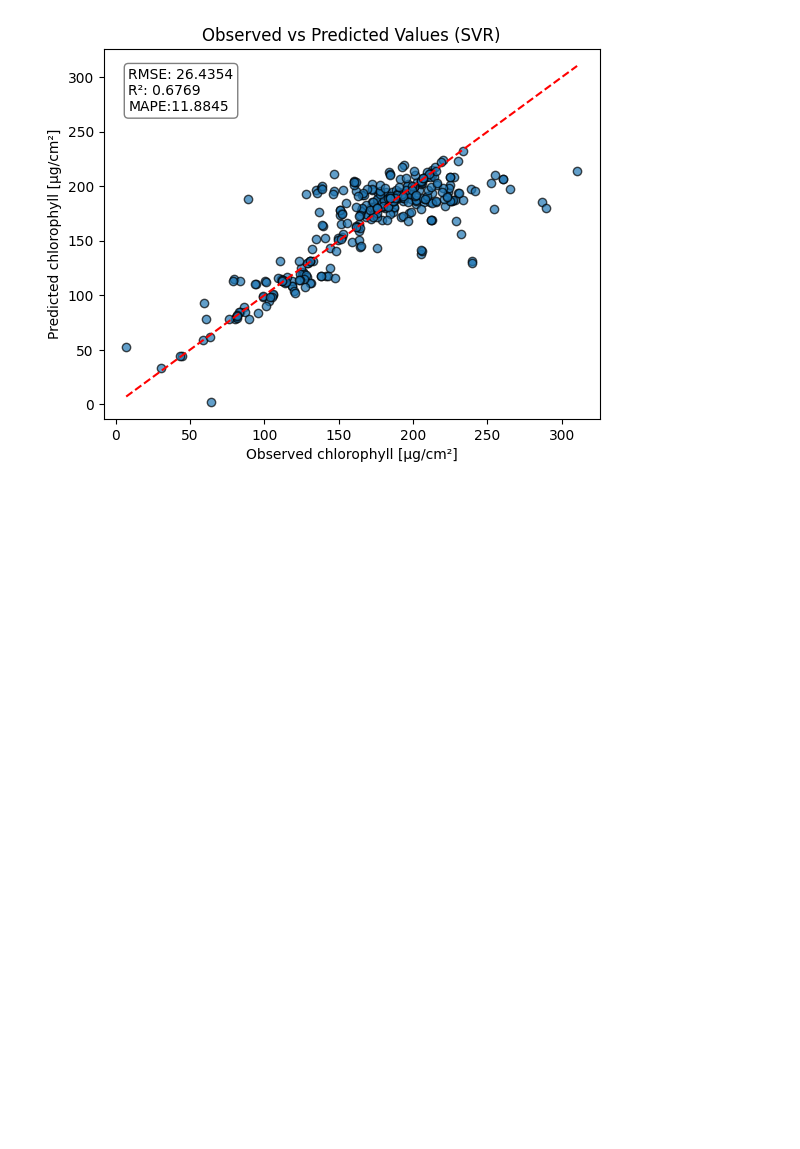
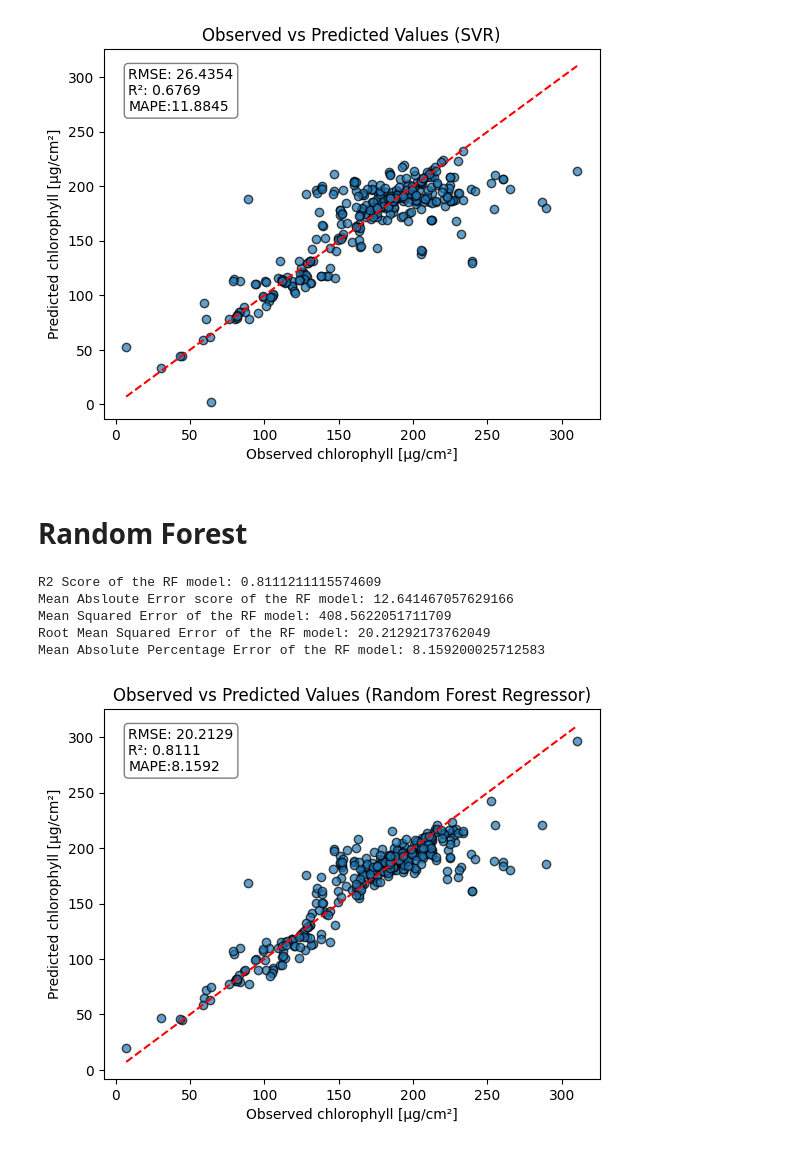
Before and after one commit to haricharnbytes/Chlorophyll_prediction, a Jupyter notebook: chlorophyll.ipynb, the cells around one changed output. Cells and saved outputs as stored; diff of their text form; code cells hidden in the pictures; blank space fills up the shorter version.

Commit message:
added Random Forest

```diff
--- a/chlorophyll.ipynb
+++ b/chlorophyll.ipynb
@@ -300,3 +301,10 @@ Mean Squared Error: 698.8297908642222
 Root Mean Squared Error: 26.435388986436767
 R² score: 0.6769299939193686
 [figure]
+# %% [markdown]
+# Random Forest
+# %%
+from sklearn.ensemble import RandomForestRegressor
+regressor = RandomForestRegressor(n_estimators=10,random_state=0)
+regressor.fit(X_train,y_train)
+y_pred= regressor.predict(X_test)
@@ -302,0 +317,27 @@ R² score: 0.6769299939193686
+# %%
+print('R2 Score of the RF model:', r2_rf)
+print('Mean Absloute Error score of the RF model:', mae_rf)
+print('Mean Squared Error of the RF model:', mse_rf)
+print('Root Mean Squared Error of the RF model:', rmse_rf)
+print('Mean Absolute Percentage Error of the RF model:', mape_rf)
+# %% [output]
+R2 Score of the RF model: 0.8111211115574609
+Mean Absloute Error score of the RF model: 12.641467057629166
+Mean Squared Error of the RF model: 408.5622051711709
+Root Mean Squared Error of the RF model: 20.21292173762049
+Mean Absolute Percentage Error of the RF model: 8.159200025712583
+# %%
+plt.scatter(y_test, y_pred, alpha=0.7, edgecolors='k')
+plt.plot([y_test.min(), y_test.max()], [y_test.min(), y_test.max()], 'r--')
+plt.xlabel('Observed chlorophyll [µg/cm²]')
+plt.ylabel('Predicted chlorophyll [µg/cm²]')
+plt.title('Observed vs Predicted Values (Random Forest Regressor)')
+plt.text(0.05, 0.95, f'RMSE: {rmse_rf:.4f}\nR²: {r2_rf:.4f}\nMAPE:{mape_rf:.4f}',
+         transform=plt.gca().transAxes,
+         verticalalignment='top',
+         bbox=dict(boxstyle='round', facecolor='white', alpha=0.5))
+
+#plt.savefig('RandomForest.png')
+plt.show()
+# %% [output]
+[figure, added]
```
Also changed, not shown: parts of 7 cells of this notebook.
